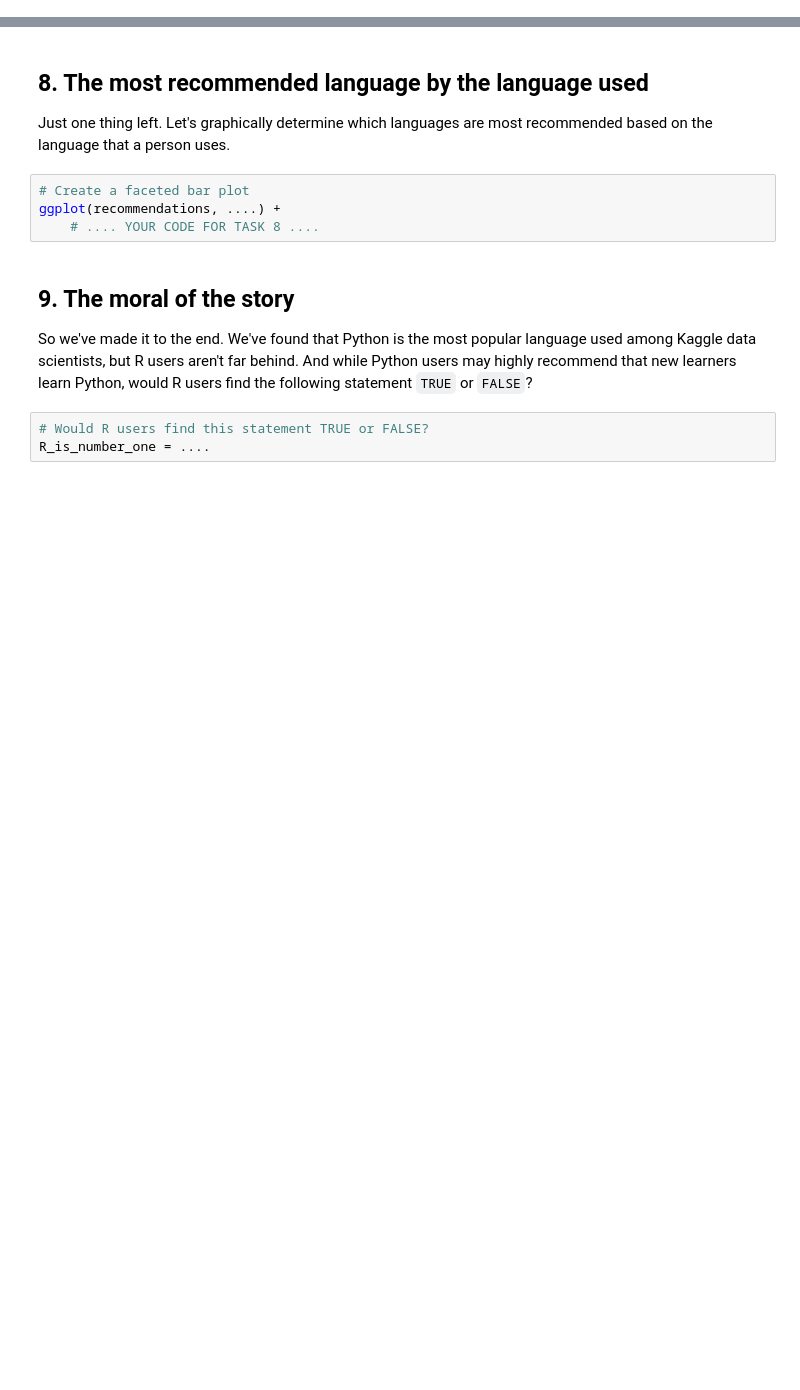
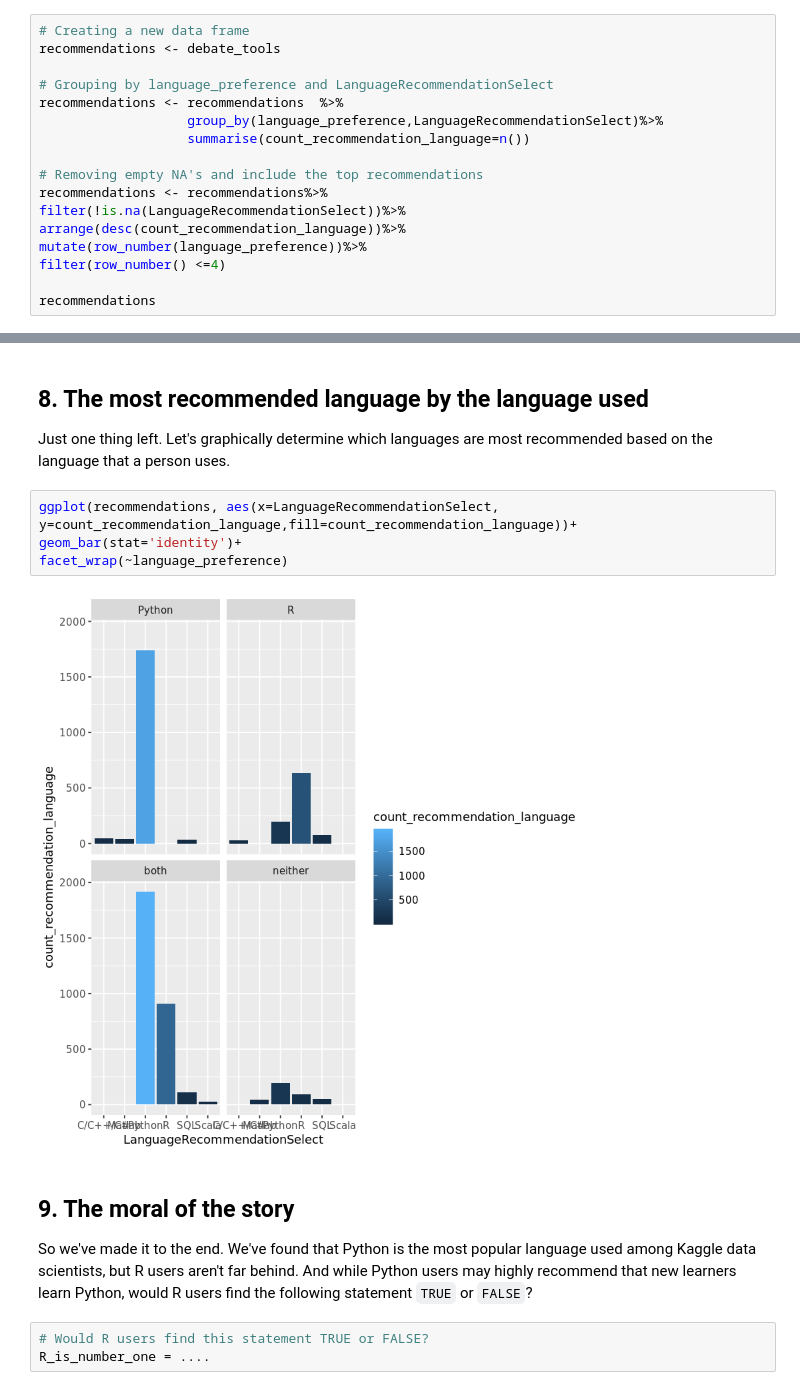
Before and after one commit to skhiearth/DataCamp-Exploring-the-Kaggle-Data-Science-Survey, a Jupyter notebook: notebook.ipynb, the cells around one changed output, grey strips where cells are left out. Cells and saved outputs as stored; diff of their text form; blank space fills up the shorter version.

```diff
--- a/notebook.ipynb
+++ b/notebook.ipynb
@@ -171,0 +146,17 @@ ERROR: Error in parse(text = x, srcfile = src): <text>:8:0: unexpected end of in
+# %%
+# Creating a new data frame
+recommendations <- debate_tools
+
+# Grouping by language_preference and LanguageRecommendationSelect
+recommendations <- recommendations  %>%
+                   group_by(language_preference,LanguageRecommendationSelect)%>%
+                   summarise(count_recommendation_language=n())
+
+# Removing empty NA's and include the top recommendations
+recommendations <- recommendations%>%
+filter(!is.na(LanguageRecommendationSelect))%>%
+arrange(desc(count_recommendation_language))%>%
+mutate(row_number(language_preference))%>%
+filter(row_number() <=4)
+
+recommendations
@@ -172,10 +181,12 @@ ERROR: Error in parse(text = x, srcfile = src): <text>:8:0: unexpected end of in
 # %% [markdown]
 ## 8. The most recommended language by the language used
 <p>Just one thing left. Let's graphically determine which languages are most recommended based on the language that a person uses.</p>
-# %%
-# Create a faceted bar plot
-ggplot(recommendations, ....) +
-    # .... YOUR CODE FOR TASK 8 ....
+# %%
+ggplot(recommendations, aes(x=LanguageRecommendationSelect, y=count_recommendation_language,fill=count_recommendation_language))+
+geom_bar(stat='identity')+
+facet_wrap(~language_preference)
+# %% [output]
+[figure, added]
 # %% [markdown]
 ## 9. The moral of the story
 <p>So we've made it to the end. We've found that Python is the most popular language used among Kaggle data scientists, but R users aren't far behind. And while Python users may highly recommend that new learners learn Python, would R users find the following statement <code>TRUE</code> or <code>FALSE</code>? </p>
```
Also changed, not shown: parts of 4 cells of this notebook.
